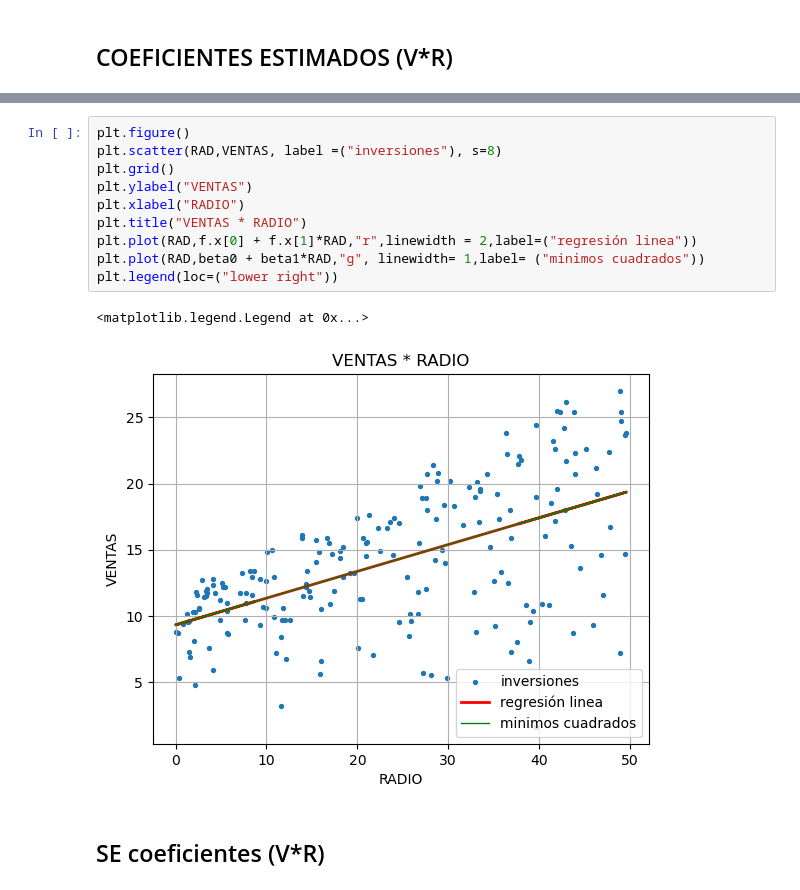
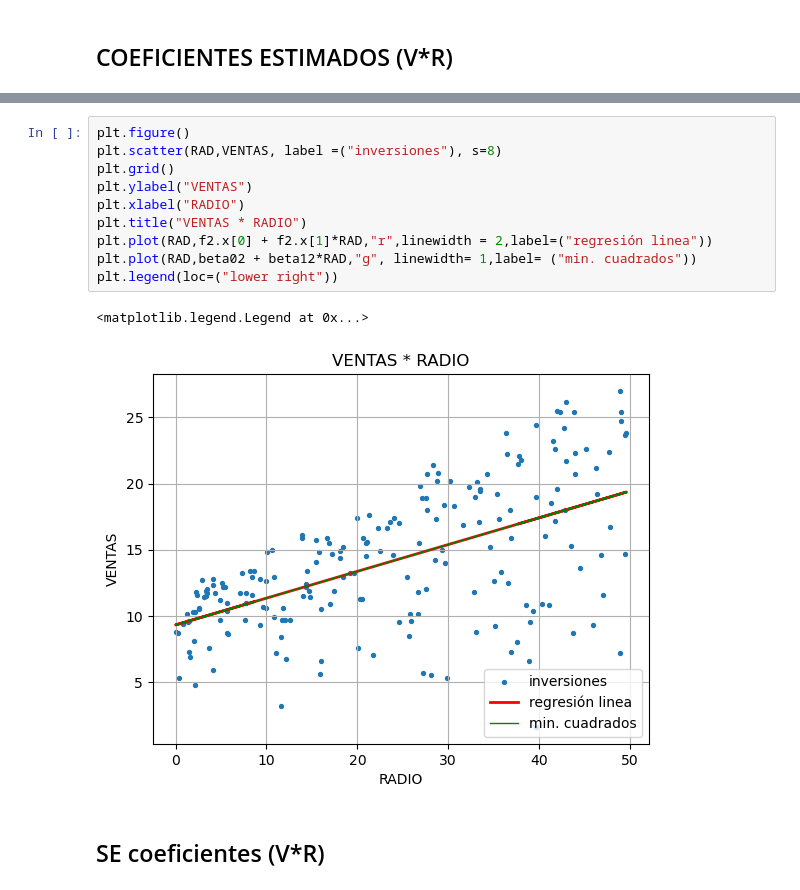
Before and after one commit to netonetomagneto/SM-NETO, a Jupyter notebook: T05 Ernesto- Laboratorio de regresión lineal-3.ipynb, the cells around one changed output, grey strips where cells are left out. Saved outputs shown, nothing was run; the diff lists cells and outputs as text.

```diff
--- a/T05 Ernesto- Laboratorio de regresión lineal-3.ipynb
+++ b/T05 Ernesto- Laboratorio de regresión lineal-3.ipynb
@@ -435,16 +439,16 @@ betas, efes
 # %%
 plt.figure()
 plt.scatter(RAD,VENTAS, label =("inversiones"), s=8)
 plt.grid()
 plt.ylabel("VENTAS")
 plt.xlabel("RADIO")
 plt.title("VENTAS * RADIO")
-plt.plot(RAD,f.x[0] + f.x[1]*RAD,"r",linewidth = 2,label=("regresión linea"))
-plt.plot(RAD,beta0 + beta1*RAD,"g", linewidth= 1,label= ("minimos cuadrados"))
+plt.plot(RAD,f2.x[0] + f2.x[1]*RAD,"r",linewidth = 2,label=("regresión linea"))
+plt.plot(RAD,beta02 + beta12*RAD,"g", linewidth= 1,label= ("min. cuadrados"))
 plt.legend(loc=("lower right"))
 # %% [output]
 <matplotlib.legend.Legend at 0x...>
-[figure, old version]
+[figure, new version]
 # %% [markdown]
 ## SE coeficientes (V*R)
 # %%
```
Also changed, not shown: parts of 43 cells of this notebook.
